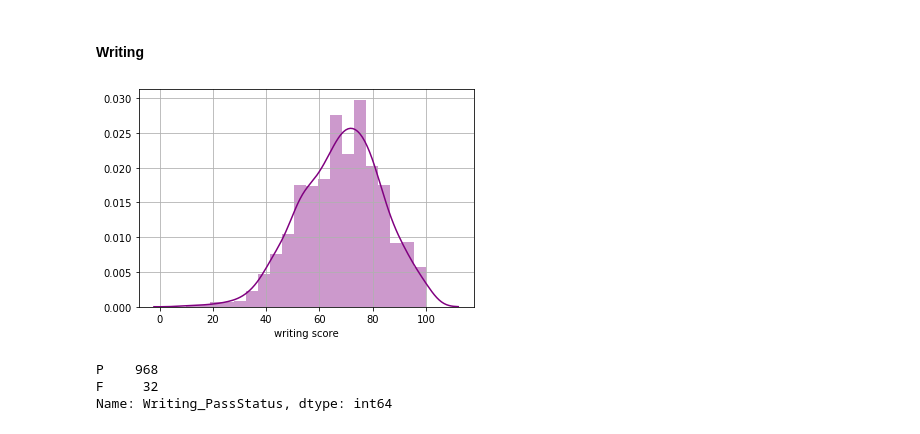
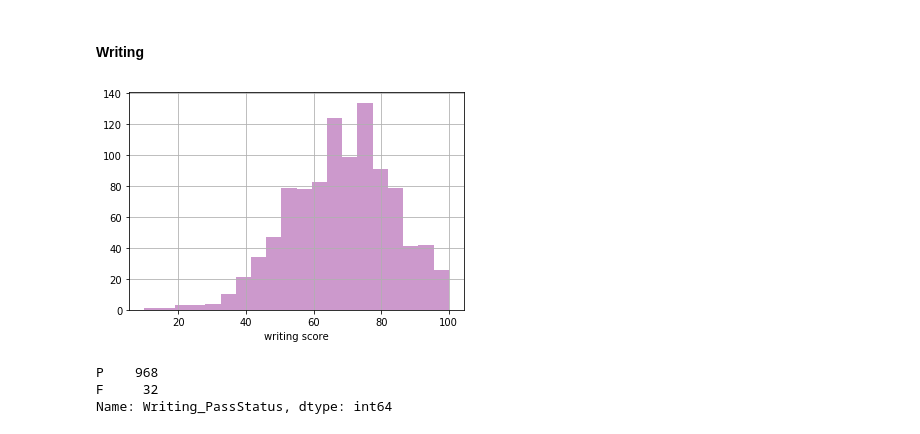
Before and after one commit to Lvhau1529/Data-Mining, a Jupyter notebook: dataMining.ipynb, the cells around one changed output. Cells and saved outputs as stored; diff of their text form; code cells hidden in the pictures.

```diff
--- a/dataMining.ipynb
+++ b/dataMining.ipynb
@@ -219,10 +219,10 @@ plt.grid()
 #### Writing
 # %%
 #Phân bố của điểm Writing
-sns.distplot(df['writing score'], bins=20, color='purple')
+sns.distplot(df['writing score'], bins=20, color='purple', kde=False)
 plt.grid()
 # %% [output]
-[figure, old version]
+[figure, new version]
 # %%
 #Số học sinh qua Writing
 df['Writing_PassStatus'] = np.where(df['writing score']<passmark, 'F', 'P')
```
Also changed, not shown: parts of 3 cells of this notebook, 2 other files.
